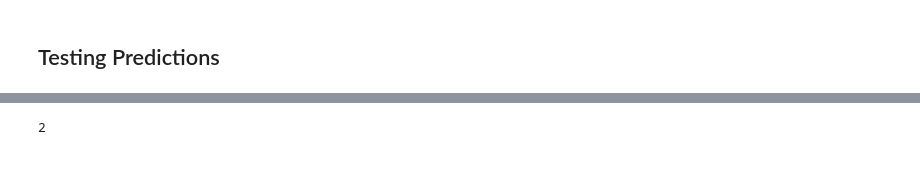
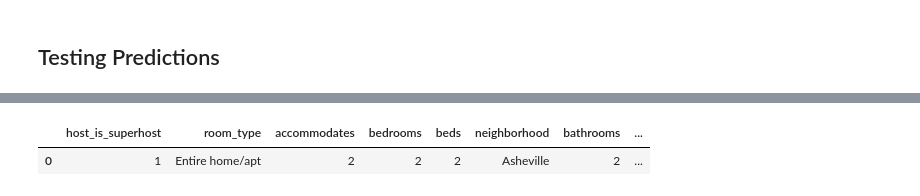
Before and after one commit to sjeanat3/Asheville-AirBnB-Experience-Recommendation, a Jupyter notebook: Notebooks/Asheville AirBnB Price Prediction Notebook.ipynb, the cells around one changed output, grey strips where cells are left out. Drawn from its saved outputs; the diff is of its cells as text; code cells hidden in the pictures; blank space fills up the shorter version.

```diff
--- a/Notebooks/Asheville AirBnB Price Prediction Notebook.ipynb
+++ b/Notebooks/Asheville AirBnB Price Prediction Notebook.ipynb
@@ -1548,17 +1602,58 @@ Kitchen (Y/N): Y
 # %%
-def amenity_input(input):
+def yes_no_conversion(input):
     if input == 'Y':
         return 1
     else:
         return 0
 # %%
-int(num_of_bedrooms)
-int(num_of_bathrooms)
-select_neighborhood
-float(select_latitude)
-float(select_longitude)
-pd.to_datetime(checkin_date)
-pd.to_datetime(checkout_date)
+conv_long = float(select_longitude)
+conv_lat = float(select_latitude)
+test_coords = list((conv_lat, conv_long))
+predicted_checkin_list = [yes_no_conversion(host_superhost),
+                          room_type,
+                          int(accommodates),
+                          int(num_of_bedrooms),
+                          int(num_of_beds),
+                          select_neighborhood,
+                          int(num_of_bathrooms),
+                          yes_no_conversion(check_AC),
+                          yes_no_conversion(check_wifi),
+                          yes_no_conversion(check_TV),
+                          yes_no_conversion(check_kitchen),
+                          yes_no_conversion(check_washer),
+                          yes_no_conversion(check_dryer),
+                          yes_no_conversion(check_heating),
+                          test_coords,
+                          geodesic(test_coords, biltmore).miles,
+                          geodesic(test_coords, downtown).miles,
+                          pd.to_datetime(checkin_date).dayofweek,
+                          pd.to_datetime(checkin_date).month,
+                          pd.to_datetime(checkin_date).week]
 #may need to reshape with 1, -1 for actual prediction or .to_frame()
-# %% [output]
-2
+# %%
+checkin_prediction_df = pd.DataFrame(predicted_checkin_list).T
+checkin_prediction_df = checkin_prediction_df.rename({0: 'host_is_superhost',
+                                      1: 'room_type',
+                                      2: 'accommodates',
+                                      3: 'bedrooms',
+                                      4: 'beds',
+                                      5: 'neighborhood',
+                                      6: 'bathrooms',
+                                      7: 'Air conditioning',
+                                      8: 'Wifi',
+                                      9: 'TV',
+                                      10: 'Kitchen',
+                                      11: 'Washer',
+                                      12: 'Dryer',
+                                      13: 'Heating',
+                                      14: 'coords',
+                                      15: 'distance_to_biltmore',
+                                      16: 'distance_to_downtown',
+                                      17: 'day_of_week',
+                                      18: 'month',
+                                      19: 'week'}, axis = 1)
+
+checkin_prediction_df
+# %% [output]
+|  | host_is_superhost | room_type | accommodates | bedrooms | beds | neighborhood | bathrooms | ... |
+| 0 | 1 | Entire home/apt | 2 | 2 | 2 | Asheville | 2 | ... |
```
Also changed, not shown: parts of 16 cells of this notebook.
